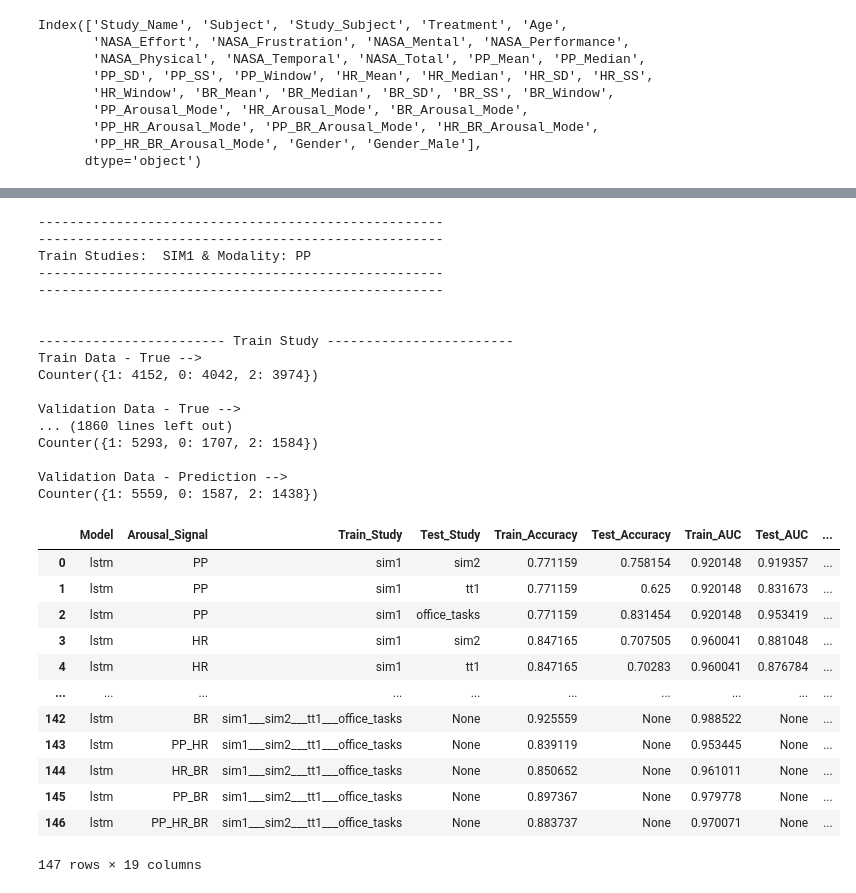
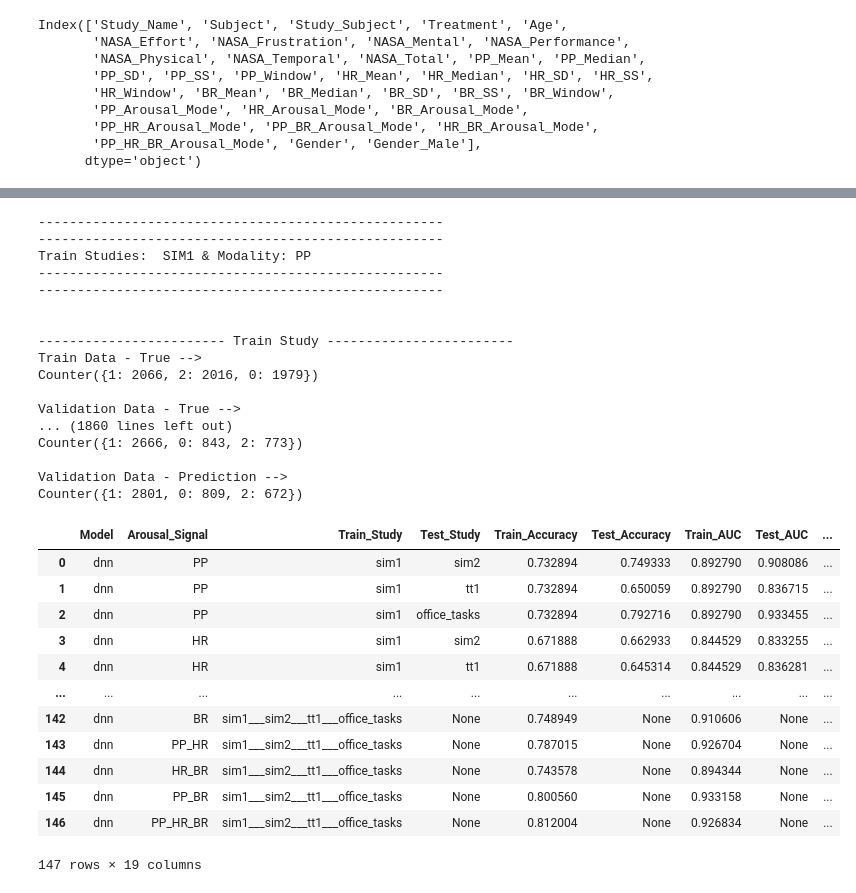
Before and after one commit to ftth05/ML-Generalized-Hyperarousal-Prediction, a Jupyter notebook: code/all_studies/5_prediction.ipynb, the cells around one changed output, grey strips where cells are left out. Drawn from its saved outputs; the diff is of its cells as text; code cells hidden in the pictures.

```diff
--- a/code/all_studies/5_prediction.ipynb
+++ b/code/all_studies/5_prediction.ipynb
@@ -6,25 +6,18 @@ overleaf_metrics = False
 print_all = False
 break_window_features = True
 is_deadline = False
+two_labels = False
 k_fold_n_splits = 5
 #####################################################################################
 
 
 
 
-
-
-
-
 #####################################################################################
-two_labels = False
-#####################################################################################
-
-
-#####################################################################################
-arousal_signals = ['BR']
+# arousal_signals = ['BR']
+# arousal_signals = ['PP', 'HR', 'BR']
 # arousal_signals = ['PP', 'HR', 'BR', 'PP_HR_BR']
-# arousal_signals = ['PP', 'HR', 'BR', 'PP_HR', 'HR_BR', 'PP_BR', 'PP_HR_BR']
+arousal_signals = ['PP', 'HR', 'BR', 'PP_HR', 'HR_BR', 'PP_BR', 'PP_HR_BR']
 #####################################################################################
 
 
@@ -35,8 +28,8 @@ arousal_signals = ['BR']
 
 
 #####################################################################################
-# ['dnn', 'lstm', 'lstm_1']
-model_name = 'lstm_1'
+# ['dnn', 'lstm']
+model_name = 'dnn'
 #####################################################################################
 
 
@@ -82,11 +75,8 @@ study_combinations_to_run = all_study_combinations
 
 
 
-
-
 ####################################################################################
-# epochs = 20 if model_name == 'lstm' else 100
-epochs = 20 if 'lstm' in model_name else 100
+epochs = 50 if 'lstm' in model_name else 100
 batch_size = 32
 ####################################################################################
 # %%
@@ -103,7 +93,7 @@ study_combination_model_metrics = defaultdict(lambda : None)
 ###################################################
 # data_6_rolling_w15_10_scaled
 # data_6_rolling_w30_10_scaled
-dnn_data_file = 'data_6_rolling_w15_10_scaled.csv'
+dnn_data_file = 'data_6_rolling_w30_10_scaled.csv'
 
 dnn_window_size = dnn_data_file[-16:-11]
 dnn_window_size
@@ -250,48 +279,48 @@ for study_combination in study_combinations_to_run:
 
         except Exception as e:
             print("An exception occurred for %s %s --> %s" % (study_combination, arousal_signal, e))
 
     # pprint.pprint(model_metrics)
     # overleaf_final_tables[study_combination] = get_overleaf_table(study_combination, model_metrics)
     study_combination_model_metrics[study_combination] = model_metrics
 
 
 display(metrics_df)
 metrics_file_name = model_name+'_deadline' if is_deadline else model_name
-metrics_df.to_csv(add_path(all_studies_data_dir, metrics_dir) + metrics_file_name + '_' + dnn_window_size + '_v4_' + get_date_time() + '.csv', sep=',', index=False)
+metrics_df.to_csv(add_path(all_studies_data_dir, metrics_dir) + metrics_file_name + '_' + dnn_window_size + '_' + get_date_time() + '.csv', sep=',', index=False)
 
 
 end_time = time.time()
 # %% [output]
 ----------------------------------------------------
 ----------------------------------------------------
 Train Studies:  SIM1 & Modality: PP
 ----------------------------------------------------
 ----------------------------------------------------
 
 
 ------------------------ Train Study ------------------------
 Train Data - True -->
-Counter({1: 4152, 0: 4042, 2: 3974})
+Counter({1: 2066, 2: 2016, 0: 1979})
 
 Validation Data - True -->
 ... (1860 lines left out)
-Counter({1: 5293, 0: 1707, 2: 1584})
+Counter({1: 2666, 0: 843, 2: 773})
 
 Validation Data - Prediction -->
-Counter({1: 5559, 0: 1587, 2: 1438})
+Counter({1: 2801, 0: 809, 2: 672})
 |  | Model | Arousal_Signal | Train_Study | Test_Study | Train_Accuracy | Test_Accuracy | Train_AUC | Test_AUC | ... |
-| 0 | lstm | PP | sim1 | sim2 | 0.771159 | 0.758154 | 0.920148 | 0.919357 | ... |
-| 1 | lstm | PP | sim1 | tt1 | 0.771159 | 0.625 | 0.920148 | 0.831673 | ... |
-| 2 | lstm | PP | sim1 | office_tasks | 0.771159 | 0.831454 | 0.920148 | 0.953419 | ... |
-| 3 | lstm | HR | sim1 | sim2 | 0.847165 | 0.707505 | 0.960041 | 0.881048 | ... |
-| 4 | lstm | HR | sim1 | tt1 | 0.847165 | 0.70283 | 0.960041 | 0.876784 | ... |
+| 0 | dnn | PP | sim1 | sim2 | 0.732894 | 0.749333 | 0.892790 | 0.908086 | ... |
+| 1 | dnn | PP | sim1 | tt1 | 0.732894 | 0.650059 | 0.892790 | 0.836715 | ... |
+| 2 | dnn | PP | sim1 | office_tasks | 0.732894 | 0.792716 | 0.892790 | 0.933455 | ... |
+| 3 | dnn | HR | sim1 | sim2 | 0.671888 | 0.662933 | 0.844529 | 0.833255 | ... |
+| 4 | dnn | HR | sim1 | tt1 | 0.671888 | 0.645314 | 0.844529 | 0.836281 | ... |
 | ... | ... | ... | ... | ... | ... | ... | ... | ... | ... |
-| 142 | lstm | BR | sim1___sim2___tt1___office_tasks | None | 0.925559 | None | 0.988522 | None | ... |
-| 143 | lstm | PP_HR | sim1___sim2___tt1___office_tasks | None | 0.839119 | None | 0.953445 | None | ... |
-| 144 | lstm | HR_BR | sim1___sim2___tt1___office_tasks | None | 0.850652 | None | 0.961011 | None | ... |
-| 145 | lstm | PP_BR | sim1___sim2___tt1___office_tasks | None | 0.897367 | None | 0.979778 | None | ... |
-| 146 | lstm | PP_HR_BR | sim1___sim2___tt1___office_tasks | None | 0.883737 | None | 0.970071 | None | ... |
+| 142 | dnn | BR | sim1___sim2___tt1___office_tasks | None | 0.748949 | None | 0.910606 | None | ... |
+| 143 | dnn | PP_HR | sim1___sim2___tt1___office_tasks | None | 0.787015 | None | 0.926704 | None | ... |
+| 144 | dnn | HR_BR | sim1___sim2___tt1___office_tasks | None | 0.743578 | None | 0.894344 | None | ... |
+| 145 | dnn | PP_BR | sim1___sim2___tt1___office_tasks | None | 0.800560 | None | 0.933158 | None | ... |
+| 146 | dnn | PP_HR_BR | sim1___sim2___tt1___office_tasks | None | 0.812004 | None | 0.926834 | None | ... |
 147 rows × 19 columns
 # %%
 modeling_time = end_time - start_time
```
Also changed, not shown: parts of 7 cells of this notebook, 5 other files.
